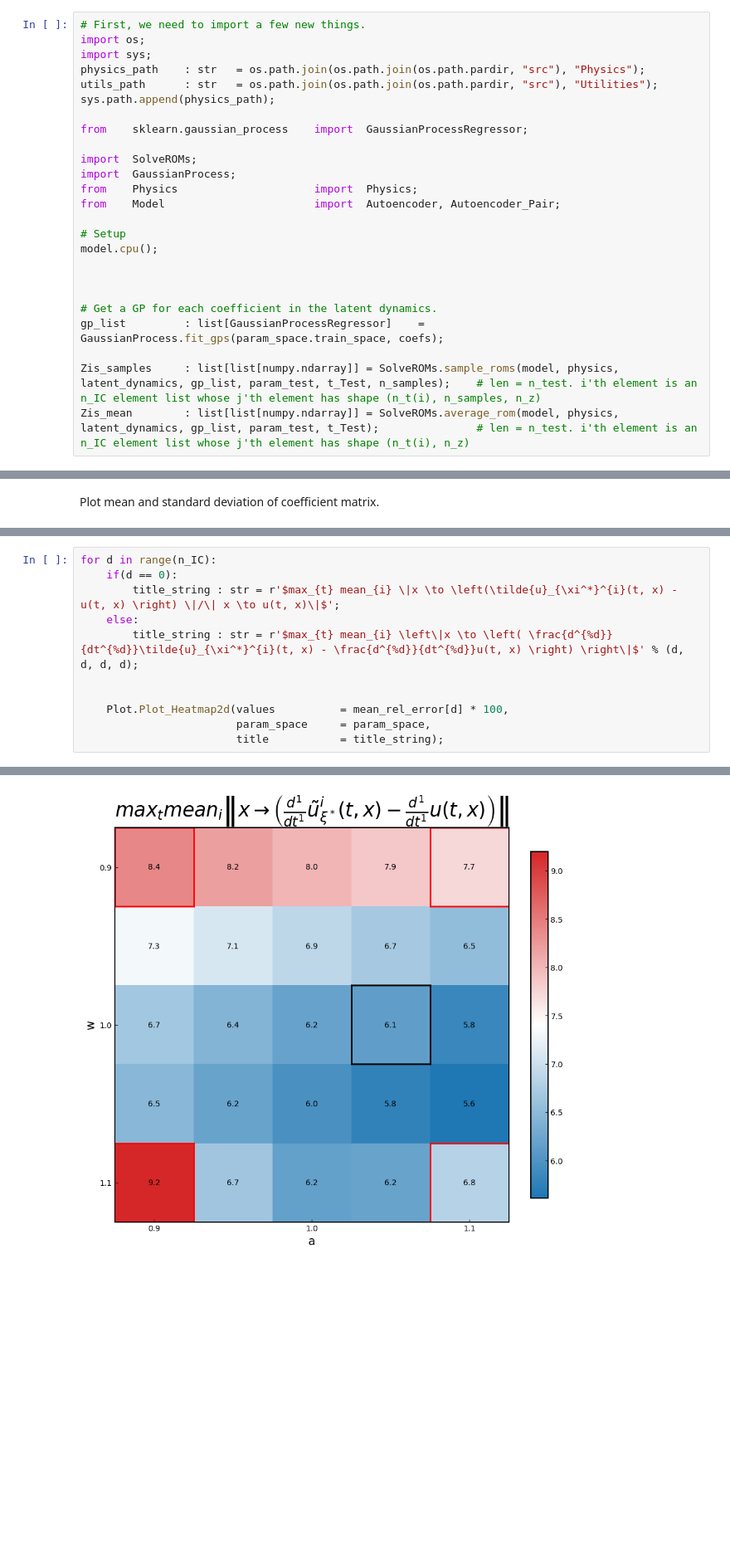
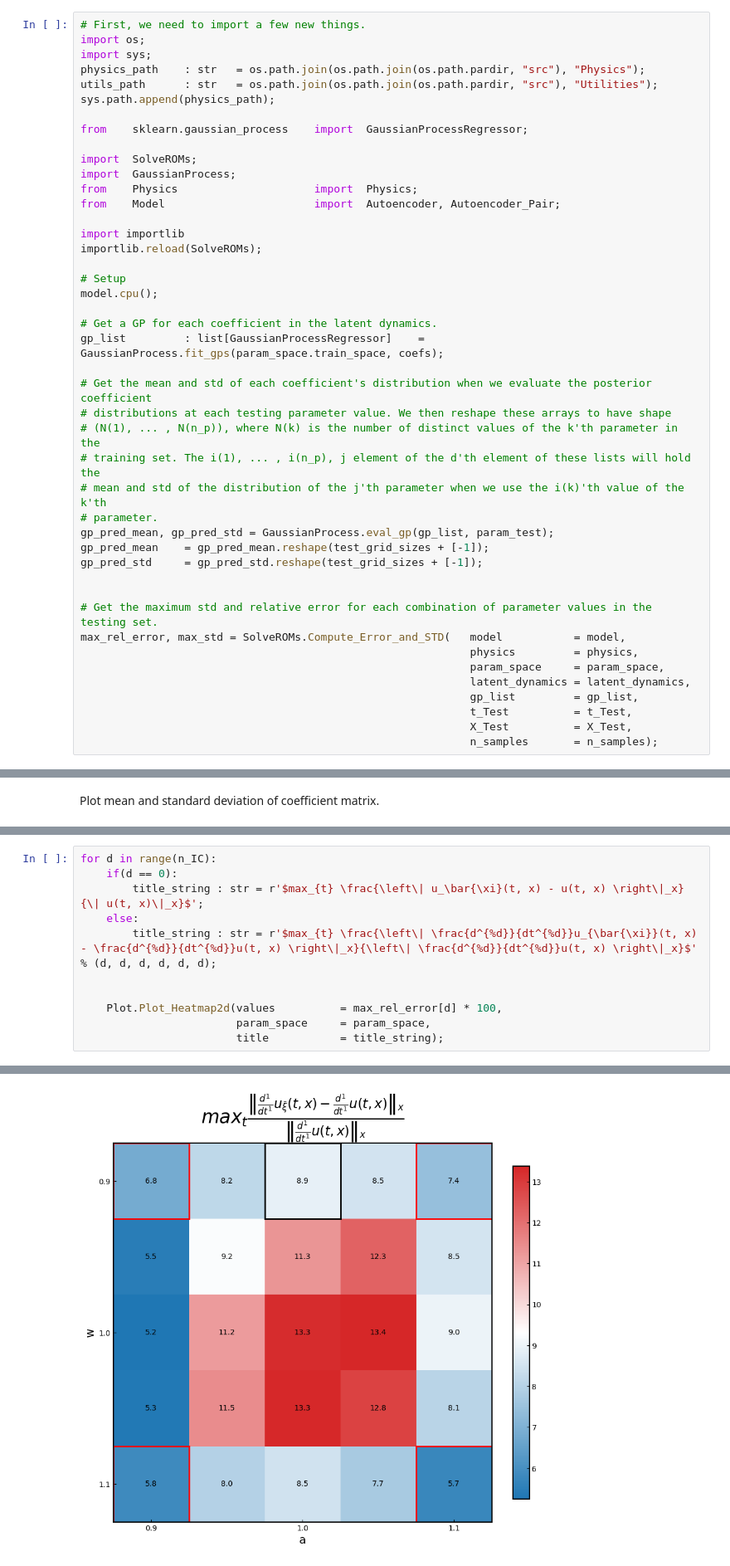
Before and after one commit to punkduckable/Higher-Order-LaSDI, a Jupyter notebook: examples/2d2p.ipynb, the cells around one changed output, grey strips where cells are left out. Shown at 83% size. Cells and saved outputs as stored; diff of their text form; blank space fills up the shorter version.

```diff
--- a/examples/2d2p.ipynb
+++ b/examples/2d2p.ipynb
@@ -266,13 +284,32 @@ import  GaussianProcess;
 from    Physics                     import  Physics;
 from    Model                       import  Autoencoder, Autoencoder_Pair;
 
+import importlib
+importlib.reload(SolveROMs);
+
 # Setup
 model.cpu();
-
-
 
 # Get a GP for each coefficient in the latent dynamics.
 gp_list         : list[GaussianProcessRegressor]    = GaussianProcess.fit_gps(param_space.train_space, coefs);
 
-Zis_samples     : list[list[numpy.ndarray]] = SolveROMs.sample_roms(model, physics, latent_dynamics, gp_list, param_test, t_Test, n_samples);    # len = n_test. i'th element is an n_IC element list whose j'th element has shape (n_t(i), n_samples, n_z)
-Zis_mean        : list[list[numpy.ndarray]] = SolveROMs.average_rom(model, physics, latent_dynamics, gp_list, param_test, t_Test);               # len = n_test. i'th element is an n_IC element list whose j'th element has shape (n_t(i), n_z)
+# Get the mean and std of each coefficient's distribution when we evaluate the posterior coefficient
+# distributions at each testing parameter value. We then reshape these arrays to have shape
+# (N(1), ... , N(n_p)), where N(k) is the number of distinct values of the k'th parameter in the
+# training set. The i(1), ... , i(n_p), j element of the d'th element of these lists will hold the
+# mean and std of the distribution of the j'th parameter when we use the i(k)'th value of the k'th
+# parameter.
+gp_pred_mean, gp_pred_std = GaussianProcess.eval_gp(gp_list, param_test);
+gp_pred_mean    = gp_pred_mean.reshape(test_grid_sizes + [-1]);
+gp_pred_std     = gp_pred_std.reshape(test_grid_sizes + [-1]);
+
+
+# Get the maximum std and relative error for each combination of parameter values in the testing set.
+max_rel_error, max_std = SolveROMs.Compute_Error_and_STD(   model           = model,
+                                                            physics         = physics,
+                                                            param_space     = param_space,
+                                                            latent_dynamics = latent_dynamics,
+                                                            gp_list         = gp_list,
+                                                            t_Test          = t_Test,
+                                                            X_Test          = X_Test,
+                                                            n_samples       = n_samples);
@@ -402,12 +351,12 @@ if(n_p == 2):
 # %%
 for d in range(n_IC):
     if(d == 0):
-        title_string : str = r'$max_{t} mean_{i} \|x \to \left(\tilde{u}_{\xi^*}^{i}(t, x) - u(t, x) \right) \|/\| x \to u(t, x)\|$';
+        title_string : str = r'$max_{t} \frac{\left\| u_\bar{\xi}(t, x) - u(t, x) \right\|_x} {\| u(t, x)\|_x}$';
     else:
-        title_string : str = r'$max_{t} mean_{i} \left\|x \to \left( \frac{d^{%d}}{dt^{%d}}\tilde{u}_{\xi^*}^{i}(t, x) - \frac{d^{%d}}{dt^{%d}}u(t, x) \right) \right\|$' % (d, d, d, d);
+        title_string : str = r'$max_{t} \frac{\left\| \frac{d^{%d}}{dt^{%d}}u_{\bar{\xi}}(t, x) - \frac{d^{%d}}{dt^{%d}}u(t, x) \right\|_x}{\left\| \frac{d^{%d}}{dt^{%d}}u(t, x) \right\|_x}$' % (d, d, d, d, d, d);
 
 
-    Plot.Plot_Heatmap2d(values          = mean_rel_error[d] * 100,
+    Plot.Plot_Heatmap2d(values          = max_rel_error[d] * 100,
                         param_space     = param_space,
                         title           = title_string);
 # %% [output]
@@ -419,4 +370,4 @@ for d in range(n_IC):
-[figure, old version]
+[figure, new version]
 # %%
 import Plot;
 
```
Also changed, not shown: parts of 9 cells of this notebook, 2 other files.
